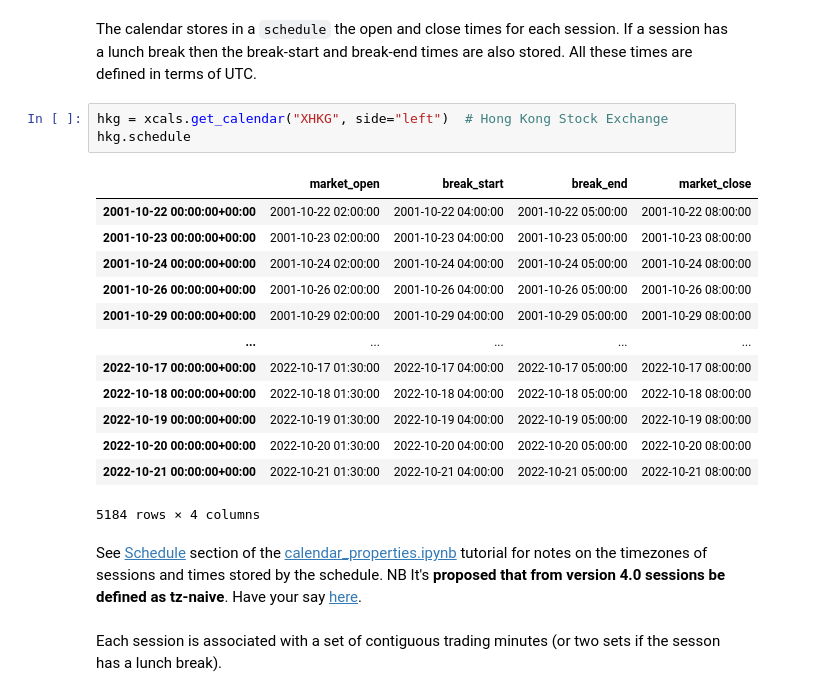
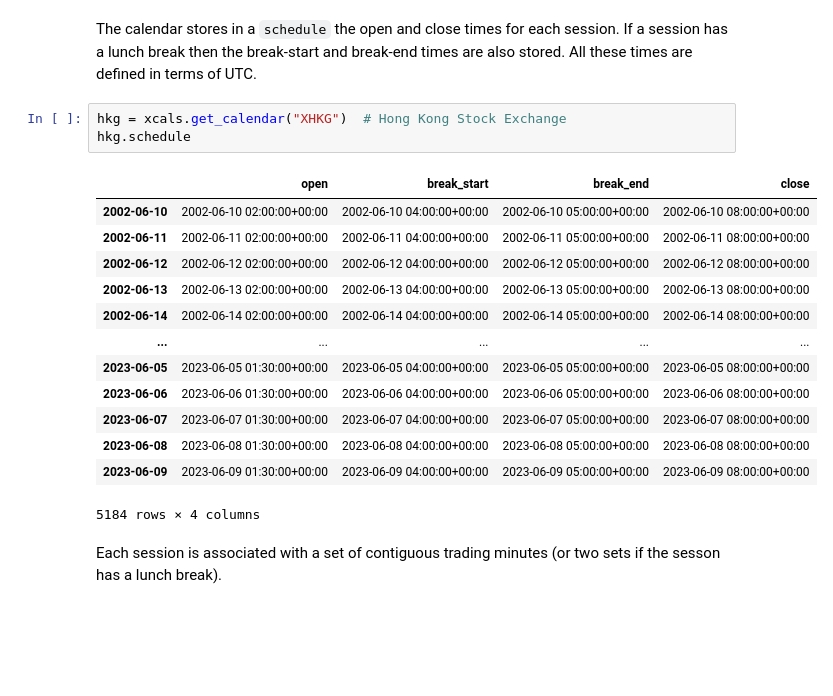
Before and after one commit to w3stling/exchange_calendars, a Jupyter notebook: docs/tutorials/sessions.ipynb, the cells around one changed output. Cells and saved outputs as stored; diff of their text form; blank space fills up the shorter version.

Commit message:
Update doc for 4.0
Updates README and tutorials for v4.0.

Also:
- adds `changes_renamed.md`.
- renames parameters of `minutes_in_range`.

```diff
--- a/docs/tutorials/sessions.ipynb
+++ b/docs/tutorials/sessions.ipynb
@@ -20,23 +19,21 @@ DatetimeIndex(['2021-01-04 00:00:00+00:00', '2021-01-05 00:00:00+00:00',
 # %% [markdown]
 The calendar stores in a `schedule` the open and close times for each session. If a session has a lunch break then the break-start and break-end times are also stored. All these times are defined in terms of UTC.
 # %%
-hkg = xcals.get_calendar("XHKG", side="left")  # Hong Kong Stock Exchange
+hkg = xcals.get_calendar("XHKG")  # Hong Kong Stock Exchange
 hkg.schedule
 # %% [output]
-|  | market_open | break_start | break_end | market_close |
-| 2001-10-22 00:00:00+00:00 | 2001-10-22 02:00:00 | 2001-10-22 04:00:00 | 2001-10-22 05:00:00 | 2001-10-22 08:00:00 |
-| 2001-10-23 00:00:00+00:00 | 2001-10-23 02:00:00 | 2001-10-23 04:00:00 | 2001-10-23 05:00:00 | 2001-10-23 08:00:00 |
-| 2001-10-24 00:00:00+00:00 | 2001-10-24 02:00:00 | 2001-10-24 04:00:00 | 2001-10-24 05:00:00 | 2001-10-24 08:00:00 |
-| 2001-10-26 00:00:00+00:00 | 2001-10-26 02:00:00 | 2001-10-26 04:00:00 | 2001-10-26 05:00:00 | 2001-10-26 08:00:00 |
-| 2001-10-29 00:00:00+00:00 | 2001-10-29 02:00:00 | 2001-10-29 04:00:00 | 2001-10-29 05:00:00 | 2001-10-29 08:00:00 |
+|  | open | break_start | break_end | close |
+| 2002-06-10 | 2002-06-10 02:00:00+00:00 | 2002-06-10 04:00:00+00:00 | 2002-06-10 05:00:00+00:00 | 2002-06-10 08:00:00+00:00 |
+| 2002-06-11 | 2002-06-11 02:00:00+00:00 | 2002-06-11 04:00:00+00:00 | 2002-06-11 05:00:00+00:00 | 2002-06-11 08:00:00+00:00 |
+| 2002-06-12 | 2002-06-12 02:00:00+00:00 | 2002-06-12 04:00:00+00:00 | 2002-06-12 05:00:00+00:00 | 2002-06-12 08:00:00+00:00 |
+| 2002-06-13 | 2002-06-13 02:00:00+00:00 | 2002-06-13 04:00:00+00:00 | 2002-06-13 05:00:00+00:00 | 2002-06-13 08:00:00+00:00 |
+| 2002-06-14 | 2002-06-14 02:00:00+00:00 | 2002-06-14 04:00:00+00:00 | 2002-06-14 05:00:00+00:00 | 2002-06-14 08:00:00+00:00 |
 | ... | ... | ... | ... | ... |
-| 2022-10-17 00:00:00+00:00 | 2022-10-17 01:30:00 | 2022-10-17 04:00:00 | 2022-10-17 05:00:00 | 2022-10-17 08:00:00 |
-| 2022-10-18 00:00:00+00:00 | 2022-10-18 01:30:00 | 2022-10-18 04:00:00 | 2022-10-18 05:00:00 | 2022-10-18 08:00:00 |
-| 2022-10-19 00:00:00+00:00 | 2022-10-19 01:30:00 | 2022-10-19 04:00:00 | 2022-10-19 05:00:00 | 2022-10-19 08:00:00 |
-| 2022-10-20 00:00:00+00:00 | 2022-10-20 01:30:00 | 2022-10-20 04:00:00 | 2022-10-20 05:00:00 | 2022-10-20 08:00:00 |
-| 2022-10-21 00:00:00+00:00 | 2022-10-21 01:30:00 | 2022-10-21 04:00:00 | 2022-10-21 05:00:00 | 2022-10-21 08:00:00 |
+| 2023-06-05 | 2023-06-05 01:30:00+00:00 | 2023-06-05 04:00:00+00:00 | 2023-06-05 05:00:00+00:00 | 2023-06-05 08:00:00+00:00 |
+| 2023-06-06 | 2023-06-06 01:30:00+00:00 | 2023-06-06 04:00:00+00:00 | 2023-06-06 05:00:00+00:00 | 2023-06-06 08:00:00+00:00 |
+| 2023-06-07 | 2023-06-07 01:30:00+00:00 | 2023-06-07 04:00:00+00:00 | 2023-06-07 05:00:00+00:00 | 2023-06-07 08:00:00+00:00 |
+| 2023-06-08 | 2023-06-08 01:30:00+00:00 | 2023-06-08 04:00:00+00:00 | 2023-06-08 05:00:00+00:00 | 2023-06-08 08:00:00+00:00 |
+| 2023-06-09 | 2023-06-09 01:30:00+00:00 | 2023-06-09 04:00:00+00:00 | 2023-06-09 05:00:00+00:00 | 2023-06-09 08:00:00+00:00 |
 5184 rows × 4 columns
-# %% [markdown]
-See [Schedule](./calendar_properties.ipynb#Schedule-(open,-close-and-break-times)) section of the [calendar_properties.ipynb](./calendar_properties.ipynb) tutorial for notes on the timezones of sessions and times stored by the schedule. NB It's **proposed that from version 4.0 sessions be defined as tz-naive**. Have your say [here](https://github.com/gerrymanoim/exchange_calendars/issues/42).
 # %% [markdown]
 Each session is associated with a set of contiguous trading minutes (or two sets if the sesson has a lunch break).
```
Also changed, not shown: parts of 18 cells of this notebook, 8 other files.
